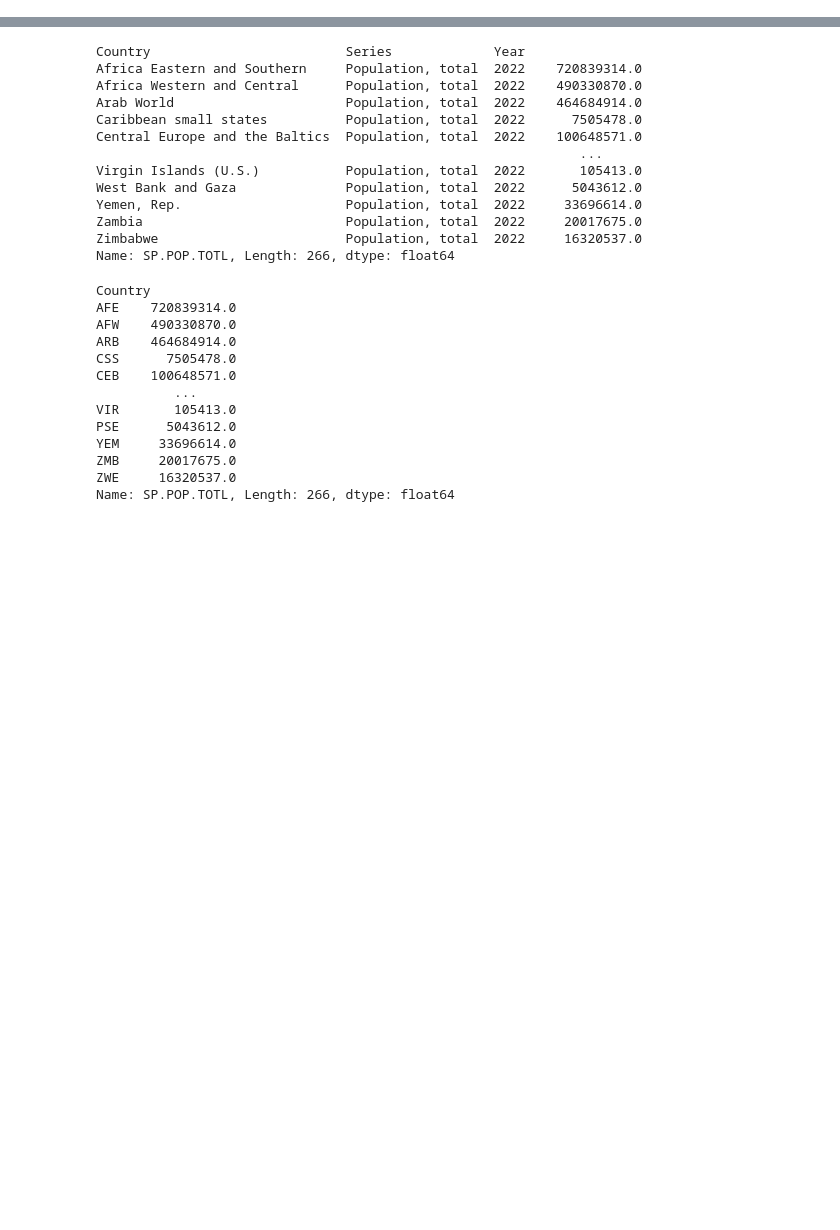
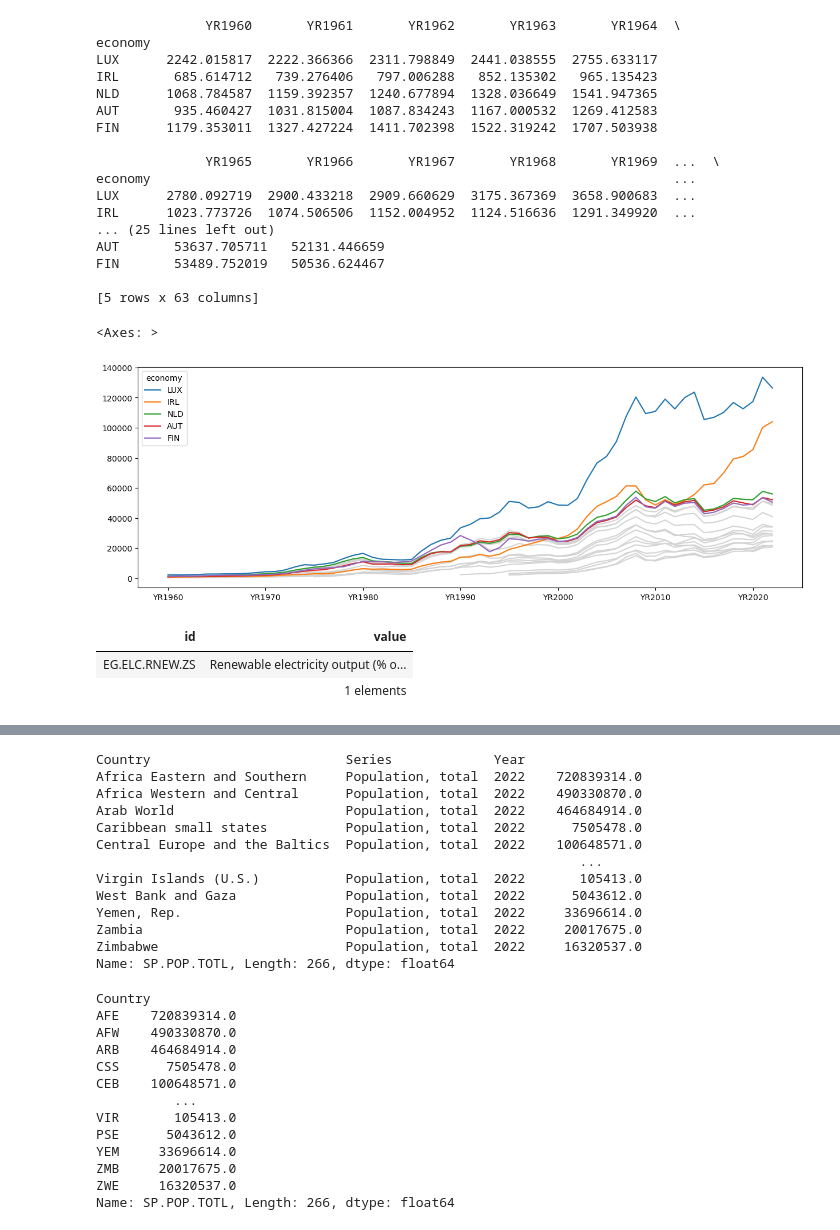
Before and after one commit to jpmckeown/explore-clean-demo, a Jupyter notebook: population.ipynb, the cells around one changed output, grey strips where cells are left out. Saved outputs shown, nothing was run; the diff lists cells and outputs as text; code cells hidden in the pictures; blank space fills up the shorter version.

```diff
--- a/population.ipynb
+++ b/population.ipynb
@@ -14,0 +80,3 @@ import world_bank_data as wb
+# %%
+gdp = wba.data.DataFrame('NY.GDP.PCAP.CD', wba.region.members('EMU'))
+gdp
@@ -14,0 +103,31 @@ import world_bank_data as wb
+# %%
+g5 = gdp.sort_values(by=['YR2022'],ascending=False)[:5]
+print(g5)
+ax=gdp.T.plot(color='lightgray', legend=False)
+g5.T.plot(ax=ax, figsize=(15,5))
+# %% [output]
+              YR1960       YR1961       YR1962       YR1963       YR1964  \
+economy
+LUX      2242.015817  2222.366366  2311.798849  2441.038555  2755.633117
+IRL       685.614712   739.276406   797.006288   852.135302   965.135423
+NLD      1068.784587  1159.392357  1240.677894  1328.036649  1541.947365
+AUT       935.460427  1031.815004  1087.834243  1167.000532  1269.412583
+FIN      1179.353011  1327.427224  1411.702398  1522.319242  1707.503938
+
+              YR1965       YR1966       YR1967       YR1968       YR1969  ...  \
+economy                                                                   ...
+LUX      2780.092719  2900.433218  2909.660629  3175.367369  3658.900683  ...
+IRL      1023.773726  1074.506506  1152.004952  1124.516636  1291.349920  ...
+... (25 lines left out)
+AUT       53637.705711   52131.446659
+FIN       53489.752019   50536.624467
+
+[5 rows x 63 columns]
+<Axes: >
+[figure, added]
+# %%
+wba.series.info(q='renewable electricity output')
+# %% [output]
+| id | value |
+| EG.ELC.RNEW.ZS | Renewable electricity output (% o... |
+|  | 1 elements |
```
Also changed, not shown: parts of 15 cells of this notebook.
